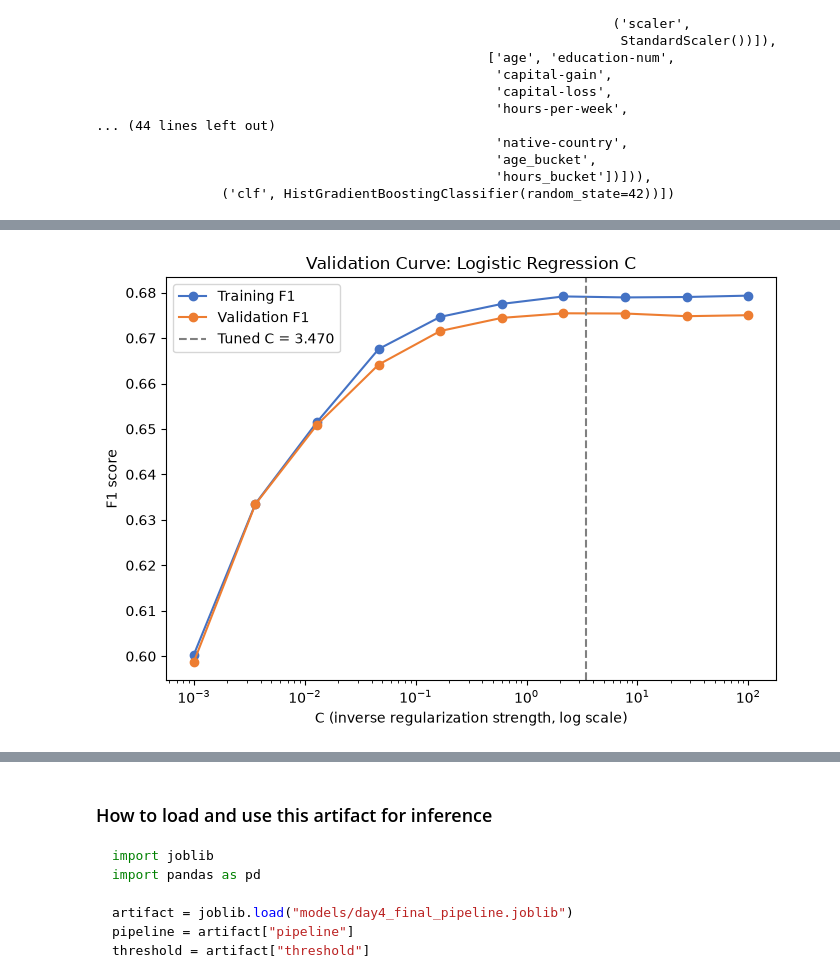
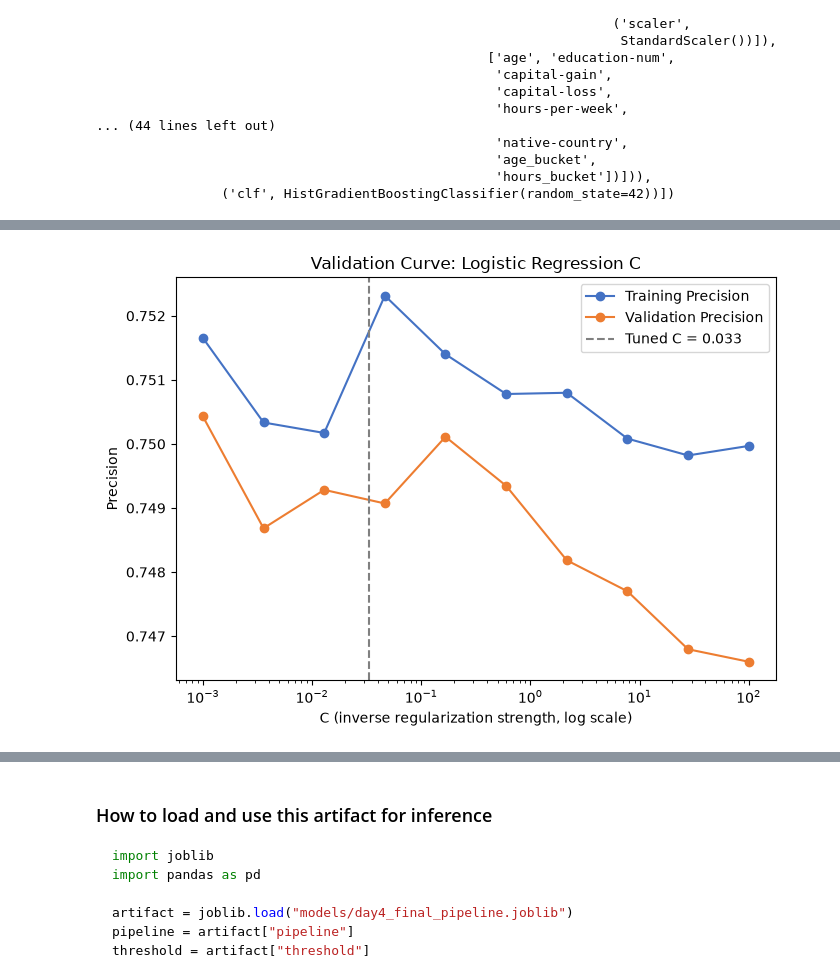
Before and after one commit to Dev-Squad-2-0/rania-shoaib, a Jupyter notebook: Week-4/Day-4/week4_day4_model_tuning.ipynb, the cells around one changed output, grey strips where cells are left out. Saved outputs shown, nothing was run; the diff lists cells and outputs as text; code cells hidden in the pictures.

```diff
--- a/Week-4/Day-4/week4_day4_model_tuning.ipynb
+++ b/Week-4/Day-4/week4_day4_model_tuning.ipynb
@@ -295,12 +317,12 @@ logreg_search = RandomizedSearchCV(
     logreg_pipe,
     param_distributions=logreg_param_dist,
     n_iter=30,
-    scoring="f1",
+    scoring="precision",
     cv=cv,
     random_state=RANDOM_STATE,
     n_jobs=-1,
     verbose=1,
-    refit=True,
+    refit=True
 )
 
 start = time.time()
@@ -311,6 +333,6 @@ elapsed = time.time() - start
 
 print(f"Logistic Regression search time: {elapsed:.1f}s")
 print("Best params:", logreg_search.best_params_)
-print("Best CV F1  :", round(logreg_search.best_score_, 4))
+print("Best CV Precision  :", round(logreg_search.best_score_, 4))
 # %% [output]
 Fitting 5 folds for each of 30 candidates, totalling 150 fits
@@ -329,7 +351,7 @@ hgb_search = RandomizedSearchCV(
     hgb_pipe,
     param_distributions=hgb_param_dist,
     n_iter=30,
-    scoring="f1",
+    scoring="precision",
     cv=cv,
     random_state=RANDOM_STATE,
     n_jobs=-1,
@@ -343,6 +365,6 @@ elapsed = time.time() - start
 
 print(f"Hist Gradient Boosting search time: {elapsed:.1f}s")
 print("Best params:", hgb_search.best_params_)
-print("Best CV F1  :", round(hgb_search.best_score_, 4))
+print("Best CV precision  :", round(hgb_search.best_score_, 4))
 # %% [output]
 Fitting 5 folds for each of 30 candidates, totalling 150 fits
@@ -430,27 +522,55 @@ Final gap (train - val) at full training size: 0.0266
 # %%
 from sklearn.model_selection import validation_curve
 
 C_range = np.logspace(-3, 2, 10)
+
 train_scores_c, val_scores_c = validation_curve(
-    logreg_pipe, X_train, y_train,
-    param_name="clf__C", param_range=C_range,
-    cv=cv, scoring="f1", n_jobs=-1,
+    logreg_pipe,
+    X_train,
+    y_train,
+    param_name="clf__C",
+    param_range=C_range,
+    cv=cv,
+    scoring="precision",
+    n_jobs=-1,
 )
 
 fig, ax = plt.subplots(figsize=(7, 5))
-ax.semilogx(C_range, train_scores_c.mean(axis=1), "o-", label="Training F1", color="#4472C4")
-ax.semilogx(C_range, val_scores_c.mean(axis=1), "o-", label="Validation F1", color="#ED7D31")
-ax.axvline(logreg_search.best_params_["clf__C"], linestyle="--", color="gray",
-           label=f"Tuned C = {logreg_search.best_params_['clf__C']:.3f}")
+
+ax.semilogx(
+    C_range,
+    train_scores_c.mean(axis=1),
+    "o-",
+    label="Training Precision",
+    color="#4472C4",
+)
+
+ax.semilogx(
+    C_range,
+    val_scores_c.mean(axis=1),
+    "o-",
+    label="Validation Precision",
+    color="#ED7D31",
+)
+
+ax.axvline(
+    logreg_search.best_params_["clf__C"],
+    linestyle="--",
+    color="gray",
+    label=f"Tuned C = {logreg_search.best_params_['clf__C']:.3f}",
+)
+
 ax.set_xlabel("C (inverse regularization strength, log scale)")
-ax.set_ylabel("F1 score")
+ax.set_ylabel("Precision")
 ax.set_title("Validation Curve: Logistic Regression C")
+
 ax.legend()
+
 plt.tight_layout()
 plt.savefig("validation_curve_logreg_C.png", dpi=200, bbox_inches="tight")
 plt.show()
 # %% [output]
-[figure, old version]
+[figure, new version]
 # %%
 depth_range = [2, 3, 4, 5, 6, 8, 10, 12, 15, None]
 depth_labels = [str(d) for d in depth_range]
```
Also changed, not shown: parts of 29 cells of this notebook, 9 other files.
